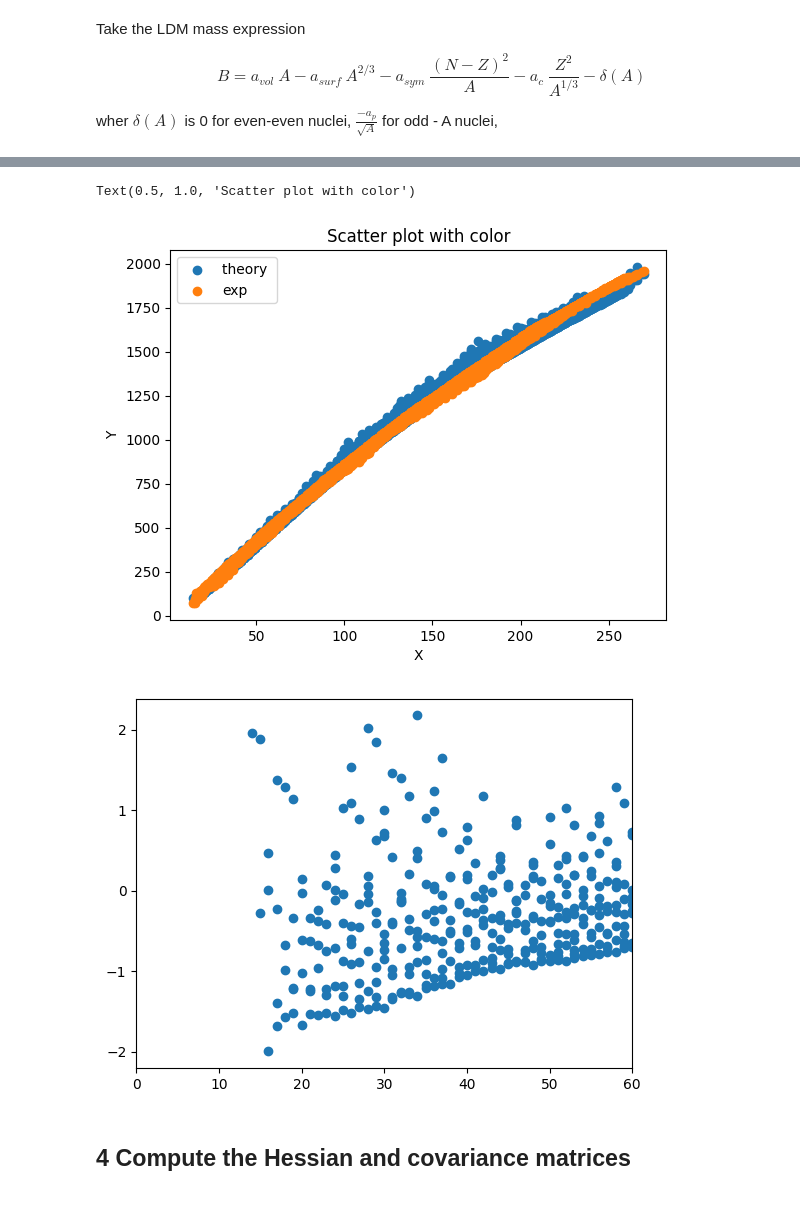
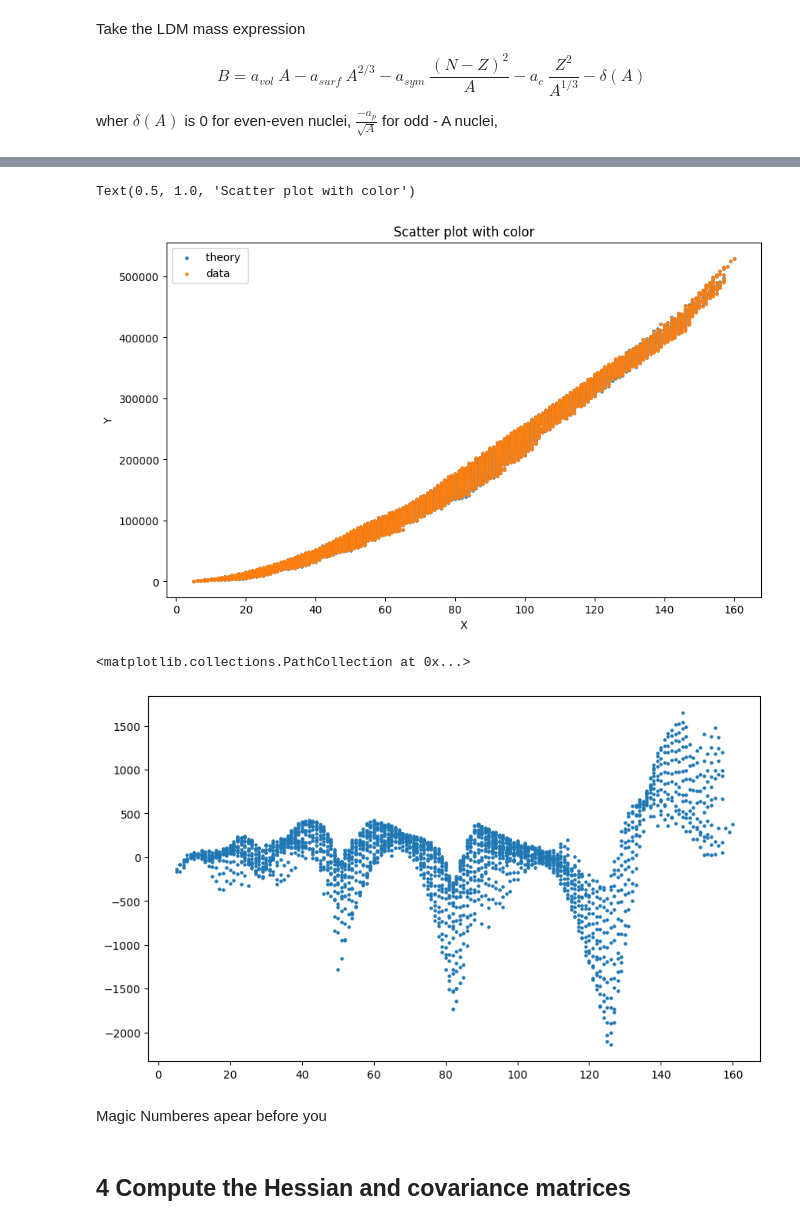
Before and after one commit to Circuitoah/Nuclear_Structure, a Jupyter notebook: Homework1/Homework1.ipynb, the cells around one changed output, grey strips where cells are left out. Saved outputs shown, nothing was run; the diff lists cells and outputs as text; code cells hidden in the pictures.

```diff
--- a/Homework1/Homework1.ipynb
+++ b/Homework1/Homework1.ipynb
@@ -18,6 +18,10 @@ import matplotlib.pyplot as plt
 x = BEN[0]
 y = BEN[1]
 values = BEN[2]  # Values to represent by color
+
+#binding Energy
+
+BE = (BEN[0] + BEN[1]) * BEN[2]
 
 Nuc_info = (x,y)
 
@@ -47,6 +47,4 @@ wher $\delta (A)$ is 0 for even-even nuclei, $\frac{-a_p}{\sqrt{A}}$ for odd - A
 # %%
-
-
 
 def B(N, Z,a_vol, a_surf, a_sym, a_c, a_p):
     A = N + Z
@@ -62,7 +60,7 @@ def B(N, Z,a_vol, a_surf, a_sym, a_c, a_p):
     if  N % 2 != 0 and Z % 2 != 0:
         arg5 = - 2* a_p / np.sqrt(A)
 
-    else:
+    if  A % 2 != 0:
         arg5 = - a_p/ np.sqrt(A)
 
 
@@ -85,10 +83,18 @@ def chi_2(param):
         test_value = B(  BEN[0][i], BEN[1][i] ,a_vol, a_surf, a_sym, a_c, a_p  )
         B_theory.append(test_value)
 
-    return np.sum ((B_theory - BEN[2])**2 )
+    return np.sum ((B_theory - BE)**2 )
 
 
 result = minimize(chi_2,  parm)
 
-print(result)
+#print(result)
+
+a_vol, a_surf, a_sym, a_c, a_p = result.x
+
+print("a_vol  =", a_vol)
+print("a_surf =", a_surf)
+print("a_sym  =", a_sym)
+print("a_c    =", a_c)
+print("a_p    =", a_p)
 # %% [output]
@@ -109,29 +106,32 @@ print(result)
 # %%
 a_vol, a_surf, a_sym, a_c, a_p = result.x
 
 B_theory = []
 
 for i in range(len(BEN[0])):
     test_value = B(  BEN[0][i], BEN[1][i] ,a_vol, a_surf, a_sym, a_c, a_p  )
     B_theory.append(test_value)
 
-
-plt.scatter( BEN[0] + BEN[1],B_theory* (BEN[0] + BEN[1]) , label = "theory " )  # Use 'viridis' colormap for colors
-plt.scatter(BEN[0] + BEN[1], BEN[2]* (BEN[0] + BEN[1]) , label = "exp" )
+plt.figure(figsize=(10, 6))
+plt.scatter( BEN[0] ,B_theory* (BEN[0] + BEN[1]) , label = "theory ", s = 5 )  # Use 'viridis' colormap for colors
+plt.scatter(BEN[0] , BE* (BEN[0] + BEN[1]) , label = "data", s = 5 )
 #plt.colorbar(label='Values')  # Add colorbar to show the scale
 plt.xlabel('X')
 plt.ylabel('Y')
 plt.legend()
 plt.title('Scatter plot with color')
 # %% [output]
 Text(0.5, 1.0, 'Scatter plot with color')
-[figure, old version]
+[figure, new version]
 # %%
-plt.scatter( BEN[0] + BEN[1], (B_theory - BEN[2]) , label = "theory " )  # Use 'viridis' colormap for colors
-plt.xlim(0,60)
-plt.show()
+plt.figure(figsize=(10, 6))
+plt.scatter( BEN[0] , (B_theory -  BE)*(BEN[0] + BEN[1]) , label = "theory ", s = 5 )  # Use 'viridis' colormap for colors
+#plt.xlim(20,60)
 # %% [output]
+<matplotlib.collections.PathCollection at 0x...>
-[figure, old version]
+[figure, new version]
+# %% [markdown]
+Magic Numberes apear before you
 # %% [markdown]
 ## 4 Compute the Hessian and covariance matrices
 # %%
```
Also changed, not shown: parts of 8 cells of this notebook.
